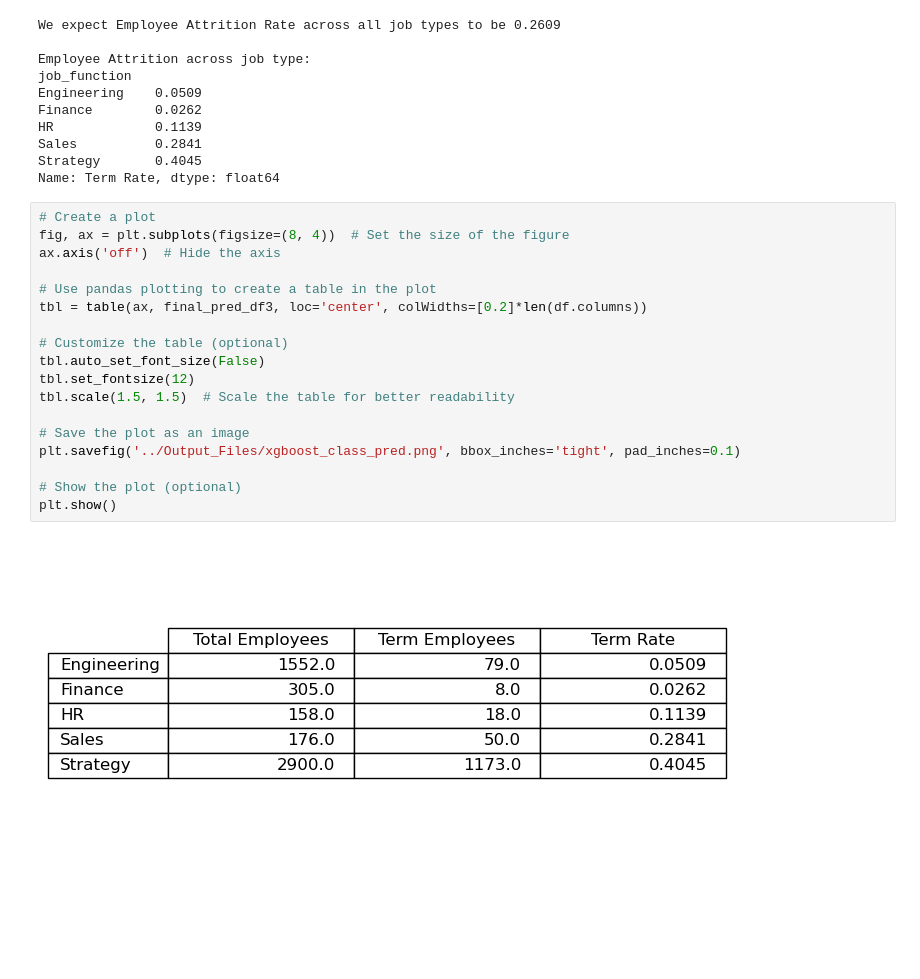
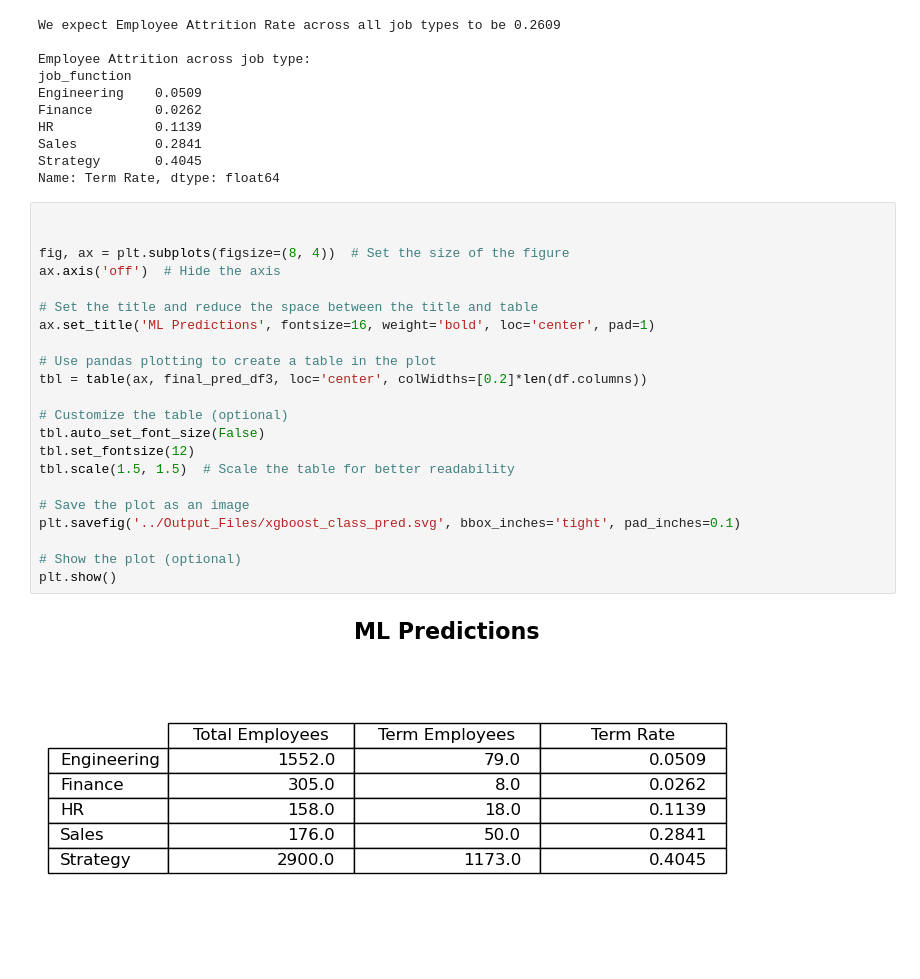
Before and after one commit to couch2coders/DoorDash, a Jupyter notebook: Code Files/Modeling.ipynb, the cells around one changed output. Drawn from its saved outputs; the diff is of its cells as text; blank space fills up the shorter version.

```diff
--- a/Code Files/Modeling.ipynb
+++ b/Code Files/Modeling.ipynb
@@ -588,22 +592,26 @@ Sales          0.2841
 Strategy       0.4045
 Name: Term Rate, dtype: float64
 # %%
-# Create a plot
+
+
 fig, ax = plt.subplots(figsize=(8, 4))  # Set the size of the figure
 ax.axis('off')  # Hide the axis
+
+# Set the title and reduce the space between the title and table
+ax.set_title('ML Predictions', fontsize=16, weight='bold', loc='center', pad=1)
 
 # Use pandas plotting to create a table in the plot
 tbl = table(ax, final_pred_df3, loc='center', colWidths=[0.2]*len(df.columns))
 
 # Customize the table (optional)
 tbl.auto_set_font_size(False)
 tbl.set_fontsize(12)
 tbl.scale(1.5, 1.5)  # Scale the table for better readability
 
 # Save the plot as an image
-plt.savefig('../Output_Files/xgboost_class_pred.png', bbox_inches='tight', pad_inches=0.1)
+plt.savefig('../Output_Files/xgboost_class_pred.svg', bbox_inches='tight', pad_inches=0.1)
 
 # Show the plot (optional)
 plt.show()
 # %% [output]
-[figure, old version]
+[figure, new version]
```
Also changed, not shown: parts of 2 cells of this notebook, 4 other files.
